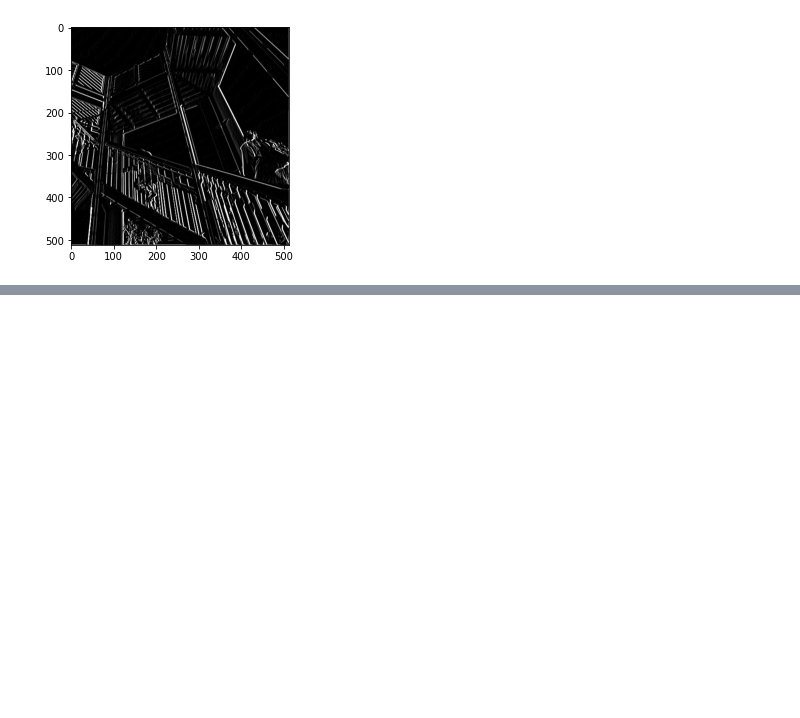
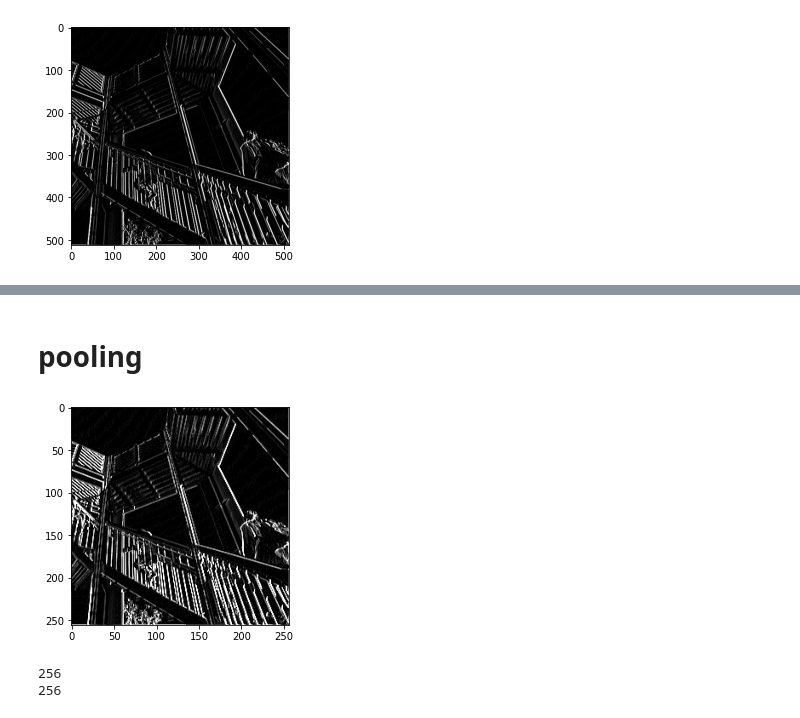
Before and after one commit to cmannnn/intro_to_ml, a Jupyter notebook: intro_cnn_part3.ipynb, the cells around one changed output, grey strips where cells are left out. Saved outputs shown, nothing was run; the diff lists cells and outputs as text; code cells hidden in the pictures; blank space fills up the shorter version.

```diff
--- a/intro_cnn_part3.ipynb
+++ b/intro_cnn_part3.ipynb
@@ -62,0 +189,31 @@ plt.show()
+# %% [markdown]
+# pooling
+# %%
+new_x = int(size_x/2)
+new_y = int(size_y/2)
+newImage = np.zeros((new_x, new_y))
+for x in range(0, size_x, 2):
+  for y in range(0, size_y, 2):
+    pixels = []
+    pixels.append(i_transformed[x, y])
+    pixels.append(i_transformed[x+1, y])
+    pixels.append(i_transformed[x, y+1])
+    pixels.append(i_transformed[x+1, y+1])
+    pixels.sort(reverse=True)
+    newImage[int(x/2),int(y/2)] = pixels[0]
+
+# Plot the image. Note the size of the axes -- now 256 pixels instead of 512
+plt.gray()
+plt.grid(False)
+plt.imshow(newImage)
+#plt.axis('off')
+plt.show()
+# %% [output]
+[figure, added]
+# %%
+# image size is now 1/2 of before
+print(new_x)
+print(new_y)
+# %% [output]
+256
+256
```
Also changed, not shown: parts of 6 cells of this notebook.
